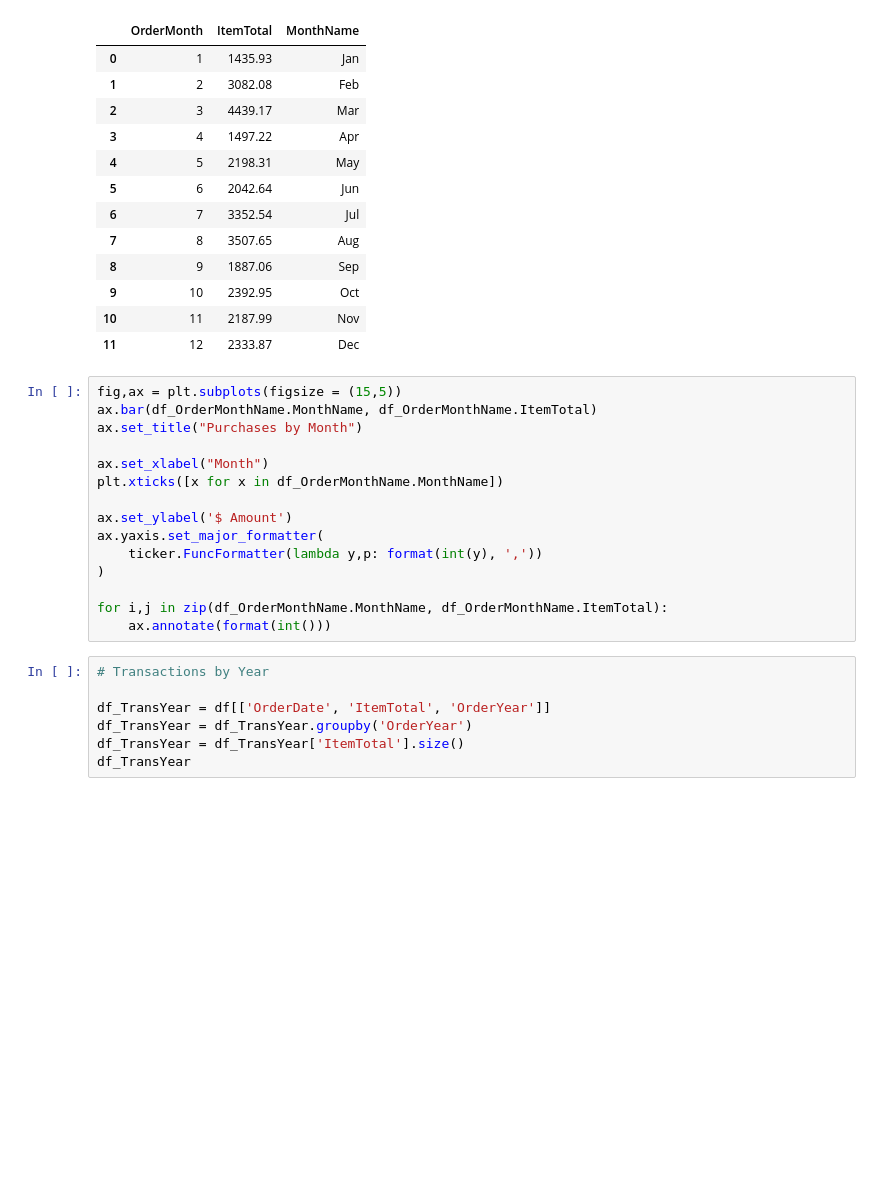
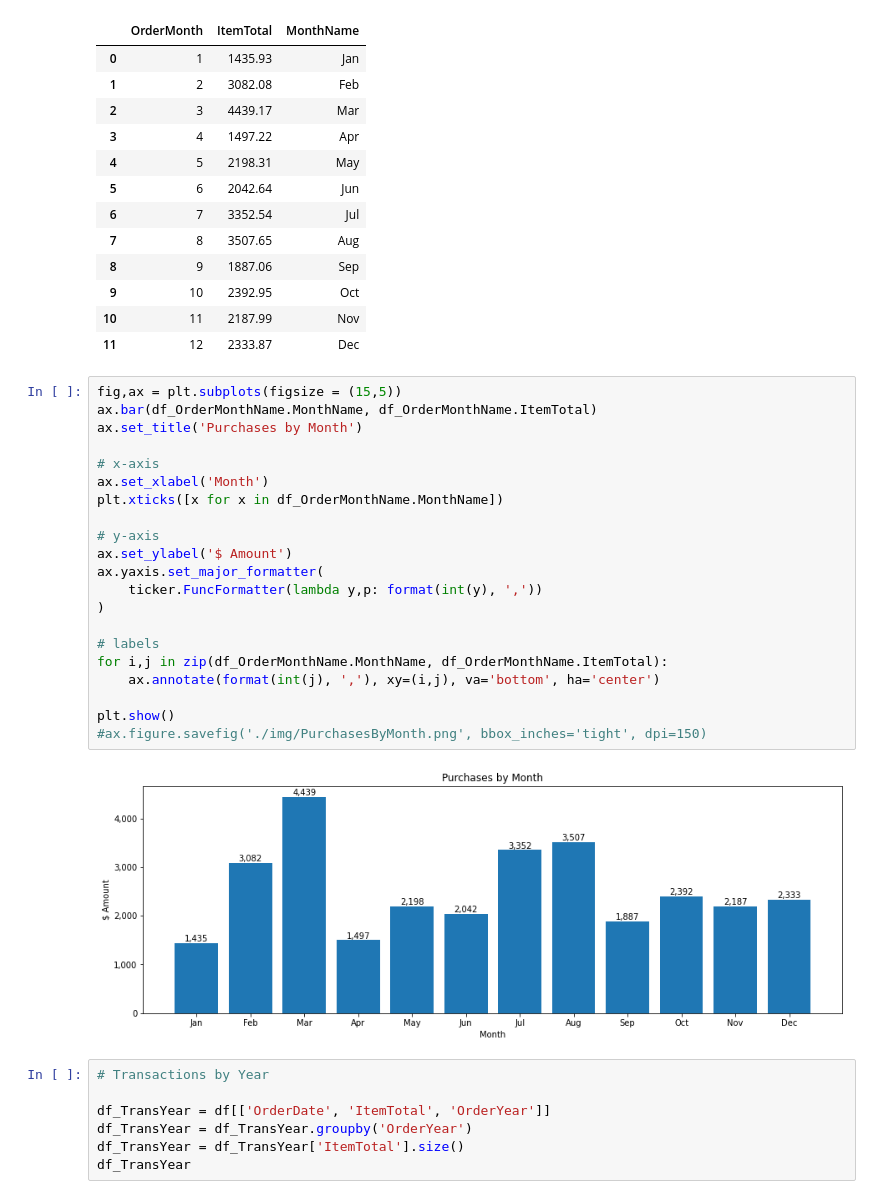
Before and after one commit to AmitSamra/AmazonOrderHistoryAirflow, a Jupyter notebook: AmazonOrderHistoryAirflow_input.ipynb, the cells around one changed output. Saved outputs shown, nothing was run; the diff lists cells and outputs as text; blank space fills up the shorter version.

```diff
--- a/AmazonOrderHistoryAirflow_input.ipynb
+++ b/AmazonOrderHistoryAirflow_input.ipynb
@@ -288,18 +287,26 @@ df_OrderMonthName
 # %%
 fig,ax = plt.subplots(figsize = (15,5))
 ax.bar(df_OrderMonthName.MonthName, df_OrderMonthName.ItemTotal)
-ax.set_title("Purchases by Month")
+ax.set_title('Purchases by Month')
 
-ax.set_xlabel("Month")
+# x-axis
+ax.set_xlabel('Month')
 plt.xticks([x for x in df_OrderMonthName.MonthName])
 
+# y-axis
 ax.set_ylabel('$ Amount')
 ax.yaxis.set_major_formatter(
     ticker.FuncFormatter(lambda y,p: format(int(y), ','))
 )
 
+# labels
 for i,j in zip(df_OrderMonthName.MonthName, df_OrderMonthName.ItemTotal):
-    ax.annotate(format(int()))
+    ax.annotate(format(int(j), ','), xy=(i,j), va='bottom', ha='center')
+
+plt.show()
+#ax.figure.savefig('./img/PurchasesByMonth.png', bbox_inches='tight', dpi=150)
+# %% [output]
+[figure, added]
 # %%
 # Transactions by Year
 
```
Also changed, not shown: parts of 7 cells of this notebook.
